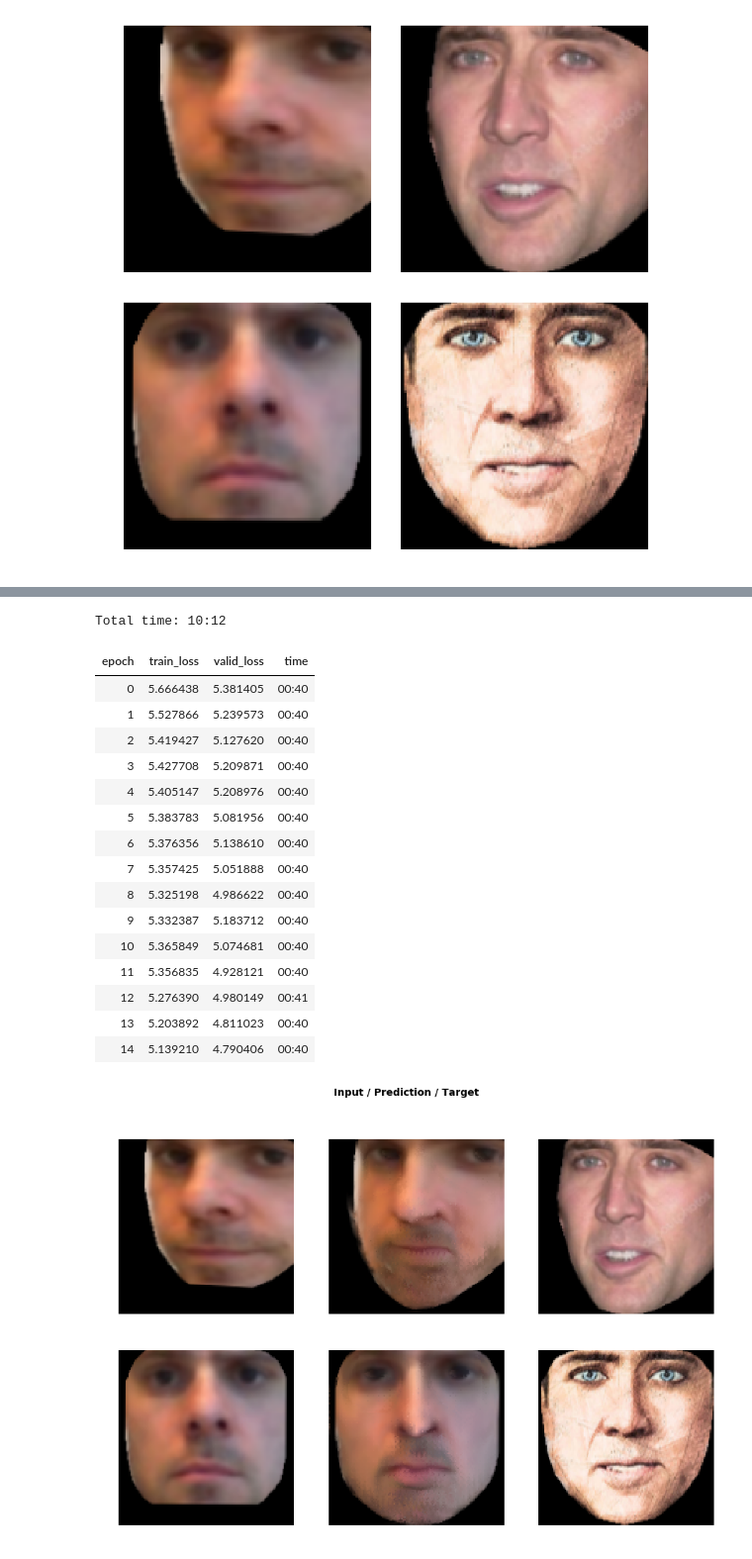
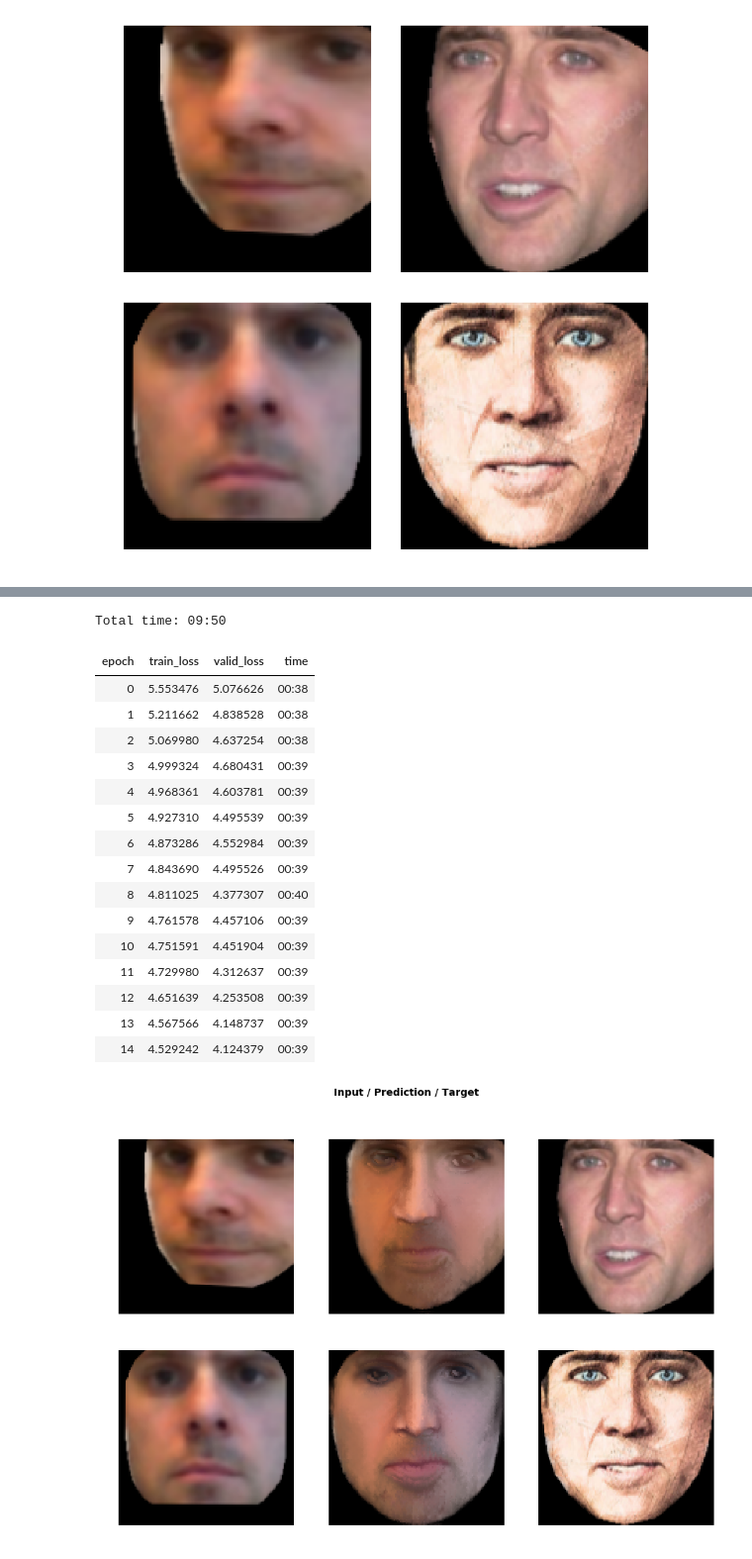
Before and after one commit to bestaar/predictiveFilterFlow, a Jupyter notebook: predictiveFilterFlow.ipynb, the cells around one changed output, grey strips where cells are left out. Shown at 99% size. Saved outputs shown, nothing was run; the diff lists cells and outputs as text; code cells hidden in the pictures.

```diff
--- a/predictiveFilterFlow.ipynb
+++ b/predictiveFilterFlow.ipynb
@@ -250,8 +250,8 @@ class UNet(nn.Module):
         self.up4 = up(64,64, 64)
 
         self.filter0 = pFF(64, ksize=21,upsample=8)
-        self.filter1 = pFF(64, ksize=21,upsample=4,stride=4)
-        self.filter2 = pFF(64, ksize=7,stride=2)
+        self.filter1 = pFF(64, ksize=21,upsample=4,stride=2)
+        self.filter2 = pFF(64, ksize=7)
 
     def forward(self, inp):
         x1 = self.inc(inp)
@@ -375,26 +381,26 @@ LR Finder is complete, type {learner_name}.recorder.plot() to see the graph.
 # %%
 gc.collect()
-G.fit_fc(15,1e-1)
+G.fit_fc(15,2e-2)
 # show intermediate results
 G.show_results(rows=2, imgsize=5)
 # %% [output]
-Total time: 10:12
+Total time: 09:50
 | epoch | train_loss | valid_loss | time |
-| 0 | 5.666438 | 5.381405 | 00:40 |
-| 1 | 5.527866 | 5.239573 | 00:40 |
-| 2 | 5.419427 | 5.127620 | 00:40 |
-| 3 | 5.427708 | 5.209871 | 00:40 |
-| 4 | 5.405147 | 5.208976 | 00:40 |
-| 5 | 5.383783 | 5.081956 | 00:40 |
-| 6 | 5.376356 | 5.138610 | 00:40 |
-| 7 | 5.357425 | 5.051888 | 00:40 |
-| 8 | 5.325198 | 4.986622 | 00:40 |
-| 9 | 5.332387 | 5.183712 | 00:40 |
-| 10 | 5.365849 | 5.074681 | 00:40 |
-| 11 | 5.356835 | 4.928121 | 00:40 |
-| 12 | 5.276390 | 4.980149 | 00:41 |
-| 13 | 5.203892 | 4.811023 | 00:40 |
-| 14 | 5.139210 | 4.790406 | 00:40 |
+| 0 | 5.553476 | 5.076626 | 00:38 |
+| 1 | 5.211662 | 4.838528 | 00:38 |
+| 2 | 5.069980 | 4.637254 | 00:38 |
+| 3 | 4.999324 | 4.680431 | 00:39 |
+| 4 | 4.968361 | 4.603781 | 00:39 |
+| 5 | 4.927310 | 4.495539 | 00:39 |
+| 6 | 4.873286 | 4.552984 | 00:39 |
+| 7 | 4.843690 | 4.495526 | 00:39 |
+| 8 | 4.811025 | 4.377307 | 00:40 |
+| 9 | 4.761578 | 4.457106 | 00:39 |
+| 10 | 4.751591 | 4.451904 | 00:39 |
+| 11 | 4.729980 | 4.312637 | 00:39 |
+| 12 | 4.651639 | 4.253508 | 00:39 |
+| 13 | 4.567566 | 4.148737 | 00:39 |
+| 14 | 4.529242 | 4.124379 | 00:39 |
-[figure, old version]
+[figure, new version]
 # %%
 gc.collect()
```
Also changed, not shown: parts of 8 cells of this notebook.
